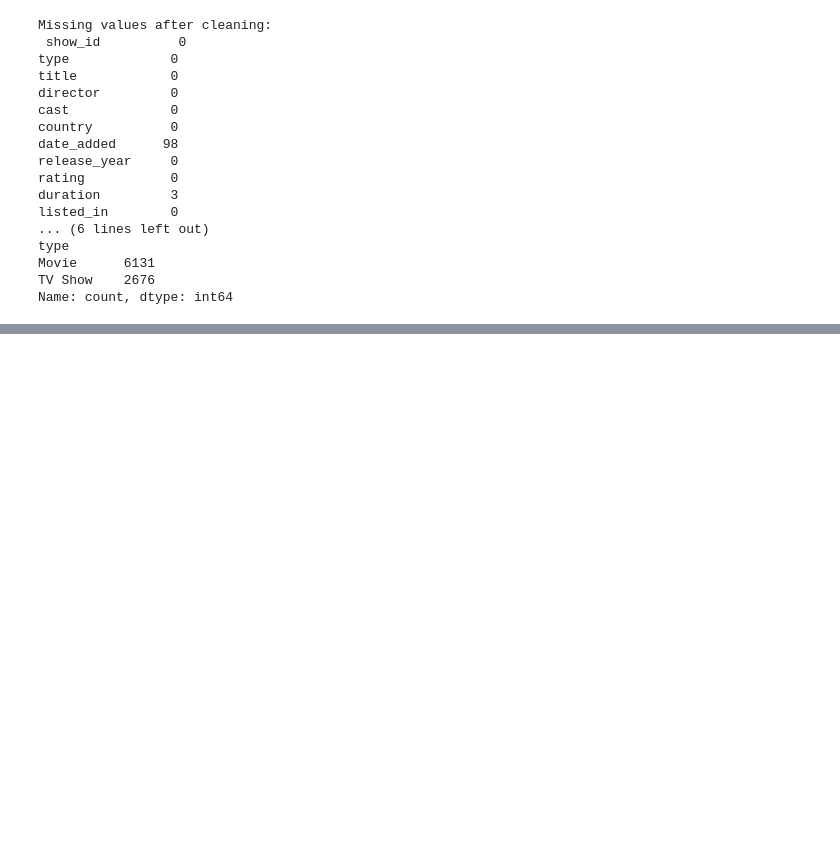
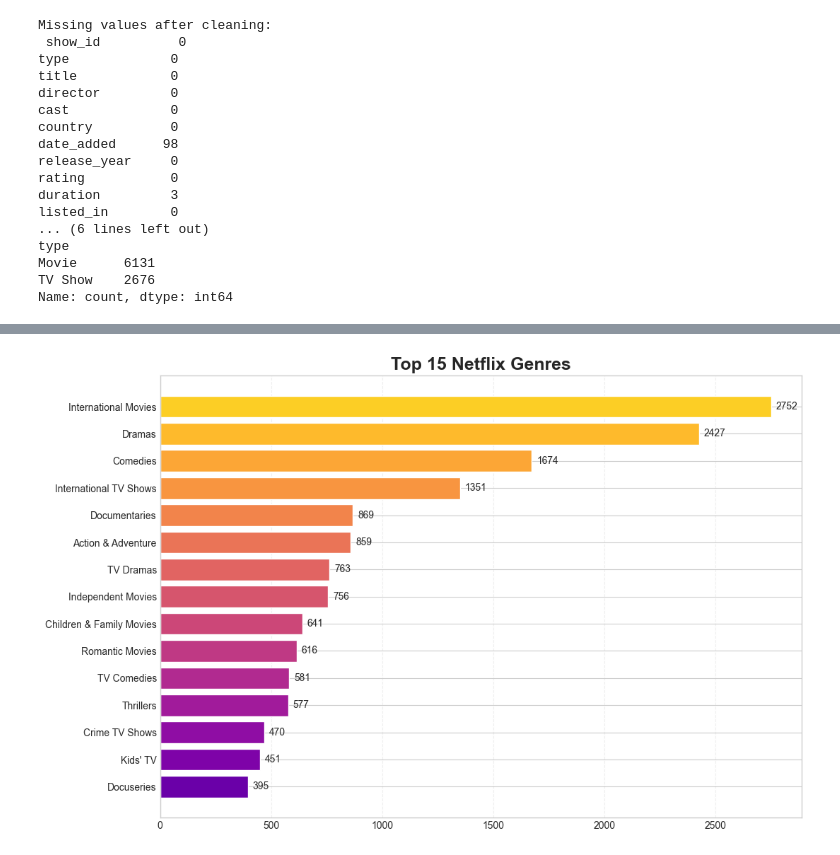
Before and after one commit to aditi2k8/netflix-content-analysis, a Jupyter notebook: netflix_analysis.ipynb, the cells around one changed output, grey strips where cells are left out. Saved outputs shown, nothing was run; the diff lists cells and outputs as text; code cells hidden in the pictures; blank space fills up the shorter version.

```diff
--- a/netflix_analysis.ipynb
+++ b/netflix_analysis.ipynb
@@ -86,16 +98,19 @@ fig.show()
 # %%
-genres = df['listed_in'].str.split(', ').explode()
-top_genres = genres.value_counts().head(15).reset_index()
-top_genres.columns = ['Genre', 'Count']
-
-fig = px.bar(top_genres,
-             x='Count',
-             y='Genre',
-             orientation='h',
-             title='Top 15 Most Common Genres on Netflix',
-             color='Count',
-             color_continuous_scale='Plasma')
-
-fig.update_layout(yaxis={'categoryorder': 'total ascending'})
-fig.show()
+top_genres = (
+    df['listed_in'].str.split(', ').explode().value_counts().head(15).sort_values()
+)
+fig, ax = plt.subplots(figsize=(11,7))
+bars = ax.barh(
+    top_genres.index,
+    top_genres.values,
+    color=cm.plasma(np.linspace(0.2,0.9,len(top_genres))),
+    edgecolor='white'
+)
+ax.bar_label(bars, padding=5)
+ax.set_title("Top 15 Netflix Genres", fontsize=18, weight='bold')
+ax.grid(axis='x', linestyle='--', alpha=0.3)
+plt.tight_layout()
+plt.show()
+# %% [output]
+[figure, added]
 # %%
```
Also changed, not shown: parts of 8 cells of this notebook, 2 other files.
